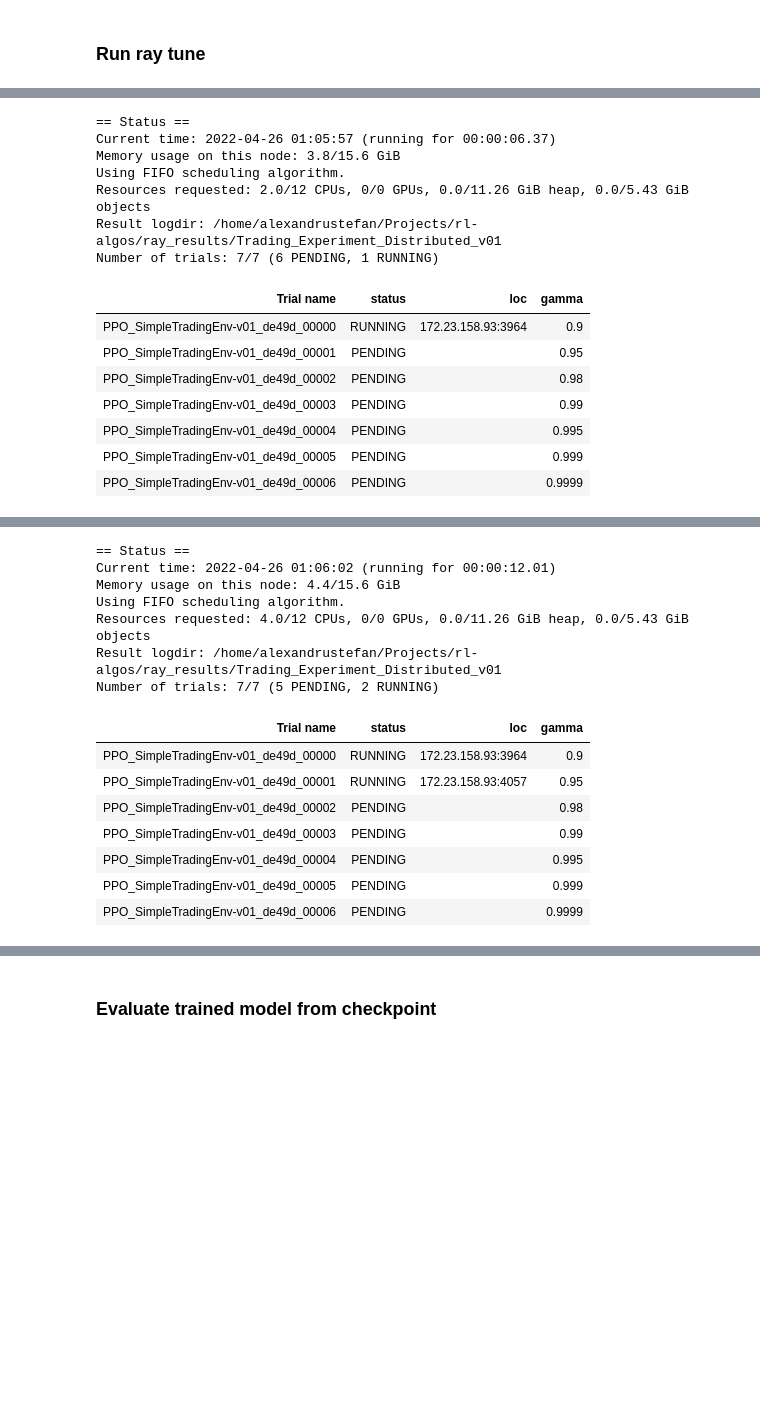
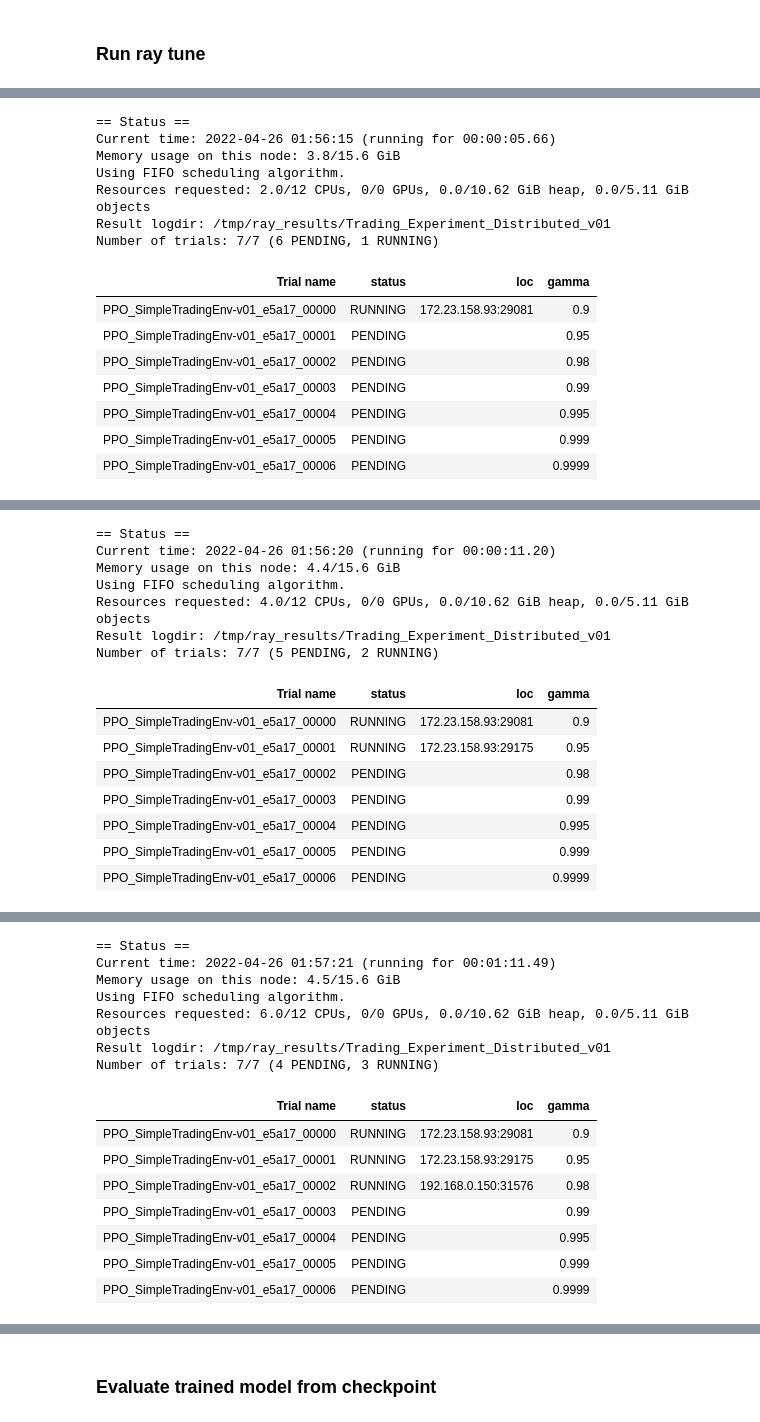
Before and after one commit to alexandrustefan/rl-algos, a Jupyter notebook: PPO_RL_simple_env_ray_rllib.ipynb, the cells around one changed output, grey strips where cells are left out. Saved outputs shown, nothing was run; the diff lists cells and outputs as text; code cells hidden in the pictures; blank space fills up the shorter version.

```diff
--- a/PPO_RL_simple_env_ray_rllib.ipynb
+++ b/PPO_RL_simple_env_ray_rllib.ipynb
@@ -766,10 +783,10 @@ from ray.tune.registry import register_env
 
 
 # Get the current working directory and create a folder to store the results
-cwd = os.getcwd()
-local_dir = "ray_results/"
-if not os.path.exists(local_dir):
-    os.makedirs(local_dir)
+# cwd = os.getcwd()
+# local_dir = "~/ray_results/"
+# if not os.path.exists(local_dir):
+#     os.makedirs(local_dir)
 
 
 # Let's define some tuning parameters
@@ -823,6 +840,10 @@ ppo_trainer_config = {
         "evaluation_config": {
             "explore": False,  # We don't want to explore during evaluation. All actions have to be repeatable.
         },
+        "logger_config": {
+            "logdir": "/tmp/ray_logging/",
+            "type": "ray.tune.logger.UnifiedLogger",
+        }
     }
 
 ppo_trainer_config_default = {
@@ -855,9 +876,10 @@ analysis = tune.run(
 
     },
     config=ppo_trainer_config,
-    local_dir=local_dir,  # This is where ray will save the results.
     num_samples=1,  # Have one sample for each hyperparameter combination. You can have more to average out randomness.
     keep_checkpoints_num=10,  # Keep the last 10 checkpoints
     checkpoint_freq=3,  # Checkpoint every 3 iterations
+    local_dir="/tmp/ray_results/",  # Local directory to store checkpoints and results
+
 )
 # %% [output]
@@ -872,15 +894,15 @@ analysis = tune.run(
 == Status ==
-Current time: 2022-04-26 01:05:57 (running for 00:00:06.37)
+Current time: 2022-04-26 01:56:15 (running for 00:00:05.66)
 Memory usage on this node: 3.8/15.6 GiB
 Using FIFO scheduling algorithm.
-Resources requested: 2.0/12 CPUs, 0/0 GPUs, 0.0/11.26 GiB heap, 0.0/5.43 GiB objects
-Result logdir: /home/alexandrustefan/Projects/rl-algos/ray_results/Trading_Experiment_Distributed_v01
+Resources requested: 2.0/12 CPUs, 0/0 GPUs, 0.0/10.62 GiB heap, 0.0/5.11 GiB objects
+Result logdir: /tmp/ray_results/Trading_Experiment_Distributed_v01
 Number of trials: 7/7 (6 PENDING, 1 RUNNING)
 | Trial name | status | loc | gamma |
-| PPO_SimpleTradingEnv-v01_de49d_00000 | RUNNING | 172.23.158.93:3964 | 0.9 |
-| PPO_SimpleTradingEnv-v01_de49d_00001 | PENDING |  | 0.95 |
-| PPO_SimpleTradingEnv-v01_de49d_00002 | PENDING |  | 0.98 |
-| PPO_SimpleTradingEnv-v01_de49d_00003 | PENDING |  | 0.99 |
-| PPO_SimpleTradingEnv-v01_de49d_00004 | PENDING |  | 0.995 |
-| PPO_SimpleTradingEnv-v01_de49d_00005 | PENDING |  | 0.999 |
-| PPO_SimpleTradingEnv-v01_de49d_00006 | PENDING |  | 0.9999 |
+| PPO_SimpleTradingEnv-v01_e5a17_00000 | RUNNING | 172.23.158.93:29081 | 0.9 |
+| PPO_SimpleTradingEnv-v01_e5a17_00001 | PENDING |  | 0.95 |
+| PPO_SimpleTradingEnv-v01_e5a17_00002 | PENDING |  | 0.98 |
+| PPO_SimpleTradingEnv-v01_e5a17_00003 | PENDING |  | 0.99 |
+| PPO_SimpleTradingEnv-v01_e5a17_00004 | PENDING |  | 0.995 |
+| PPO_SimpleTradingEnv-v01_e5a17_00005 | PENDING |  | 0.999 |
+| PPO_SimpleTradingEnv-v01_e5a17_00006 | PENDING |  | 0.9999 |
@@ -891,15 +916,15 @@ Number of trials: 7/7 (6 PENDING, 1 RUNNING)
 == Status ==
-Current time: 2022-04-26 01:06:02 (running for 00:00:12.01)
+Current time: 2022-04-26 01:56:20 (running for 00:00:11.20)
 Memory usage on this node: 4.4/15.6 GiB
 Using FIFO scheduling algorithm.
-Resources requested: 4.0/12 CPUs, 0/0 GPUs, 0.0/11.26 GiB heap, 0.0/5.43 GiB objects
-Result logdir: /home/alexandrustefan/Projects/rl-algos/ray_results/Trading_Experiment_Distributed_v01
+Resources requested: 4.0/12 CPUs, 0/0 GPUs, 0.0/10.62 GiB heap, 0.0/5.11 GiB objects
+Result logdir: /tmp/ray_results/Trading_Experiment_Distributed_v01
 Number of trials: 7/7 (5 PENDING, 2 RUNNING)
 | Trial name | status | loc | gamma |
-| PPO_SimpleTradingEnv-v01_de49d_00000 | RUNNING | 172.23.158.93:3964 | 0.9 |
-| PPO_SimpleTradingEnv-v01_de49d_00001 | RUNNING | 172.23.158.93:4057 | 0.95 |
-| PPO_SimpleTradingEnv-v01_de49d_00002 | PENDING |  | 0.98 |
-| PPO_SimpleTradingEnv-v01_de49d_00003 | PENDING |  | 0.99 |
-| PPO_SimpleTradingEnv-v01_de49d_00004 | PENDING |  | 0.995 |
-| PPO_SimpleTradingEnv-v01_de49d_00005 | PENDING |  | 0.999 |
-| PPO_SimpleTradingEnv-v01_de49d_00006 | PENDING |  | 0.9999 |
+| PPO_SimpleTradingEnv-v01_e5a17_00000 | RUNNING | 172.23.158.93:29081 | 0.9 |
+| PPO_SimpleTradingEnv-v01_e5a17_00001 | RUNNING | 172.23.158.93:29175 | 0.95 |
+| PPO_SimpleTradingEnv-v01_e5a17_00002 | PENDING |  | 0.98 |
+| PPO_SimpleTradingEnv-v01_e5a17_00003 | PENDING |  | 0.99 |
+| PPO_SimpleTradingEnv-v01_e5a17_00004 | PENDING |  | 0.995 |
+| PPO_SimpleTradingEnv-v01_e5a17_00005 | PENDING |  | 0.999 |
+| PPO_SimpleTradingEnv-v01_e5a17_00006 | PENDING |  | 0.9999 |
@@ -910,0 +937,15 @@ Number of trials: 7/7 (5 PENDING, 2 RUNNING)
+== Status ==
+Current time: 2022-04-26 01:57:21 (running for 00:01:11.49)
+Memory usage on this node: 4.5/15.6 GiB
+Using FIFO scheduling algorithm.
+Resources requested: 6.0/12 CPUs, 0/0 GPUs, 0.0/10.62 GiB heap, 0.0/5.11 GiB objects
+Result logdir: /tmp/ray_results/Trading_Experiment_Distributed_v01
+Number of trials: 7/7 (4 PENDING, 3 RUNNING)
+| Trial name | status | loc | gamma |
+| PPO_SimpleTradingEnv-v01_e5a17_00000 | RUNNING | 172.23.158.93:29081 | 0.9 |
+| PPO_SimpleTradingEnv-v01_e5a17_00001 | RUNNING | 172.23.158.93:29175 | 0.95 |
+| PPO_SimpleTradingEnv-v01_e5a17_00002 | RUNNING | 192.168.0.150:31576 | 0.98 |
+| PPO_SimpleTradingEnv-v01_e5a17_00003 | PENDING |  | 0.99 |
+| PPO_SimpleTradingEnv-v01_e5a17_00004 | PENDING |  | 0.995 |
+| PPO_SimpleTradingEnv-v01_e5a17_00005 | PENDING |  | 0.999 |
+| PPO_SimpleTradingEnv-v01_e5a17_00006 | PENDING |  | 0.9999 |
```
Also changed, not shown: parts of 3 cells of this notebook.
